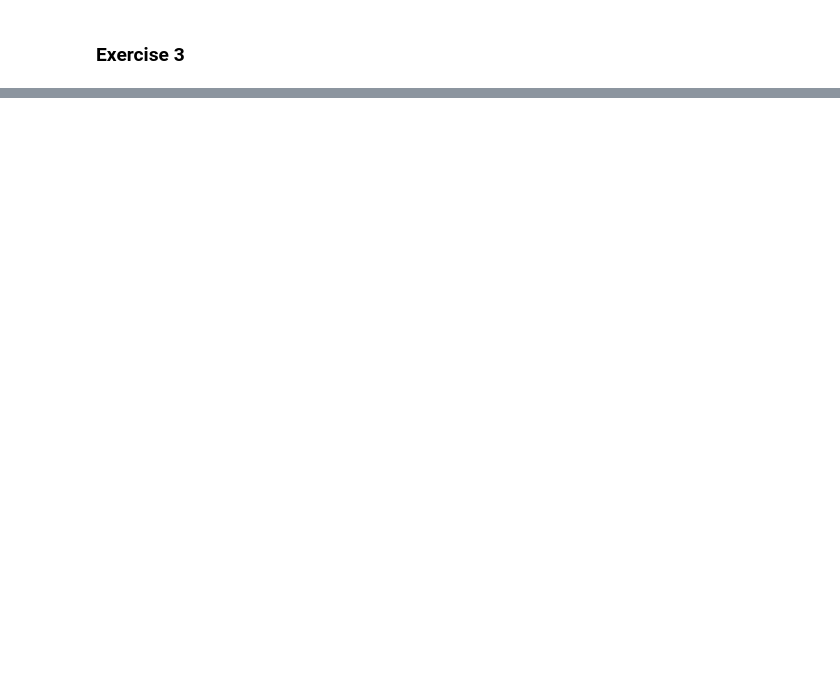
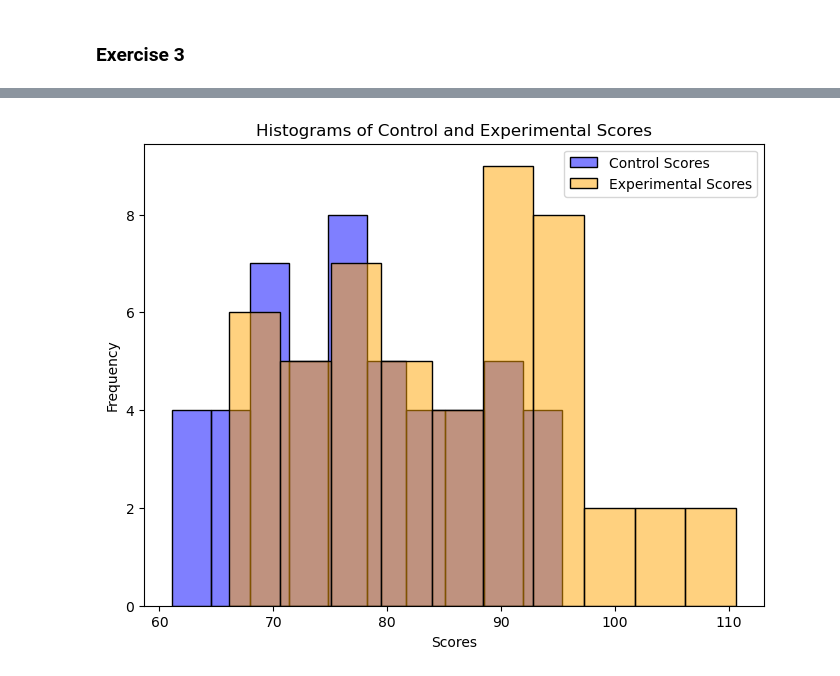
Before and after one commit to adarual/Week1_Test, a Jupyter notebook: LBG Week 4 - Day 4.ipynb, the cells around one changed output, grey strips where cells are left out. Saved outputs shown, nothing was run; the diff lists cells and outputs as text; code cells hidden in the pictures; blank space fills up the shorter version.

```diff
--- a/LBG Week 4 - Day 4.ipynb
+++ b/LBG Week 4 - Day 4.ipynb
@@ -186,0 +216,11 @@ control_mid_range
+# %%
+plt.figure(figsize=(8,6))
+sns.histplot(data=df, x='Control Scores', bins=10, color='blue', label='Control Scores', alpha=0.5)
+sns.histplot(data=df, x='Experimental Scores', bins=10, color='orange', label='Experimental Scores', alpha=0.5)
+plt.title('Histograms of Control and Experimental Scores')
+plt.xlabel('Scores')
+plt.ylabel('Frequency')
+plt.legend()
+plt.show()
+# %% [output]
+[figure, added]
```
Also changed, not shown: parts of 28 cells of this notebook.
